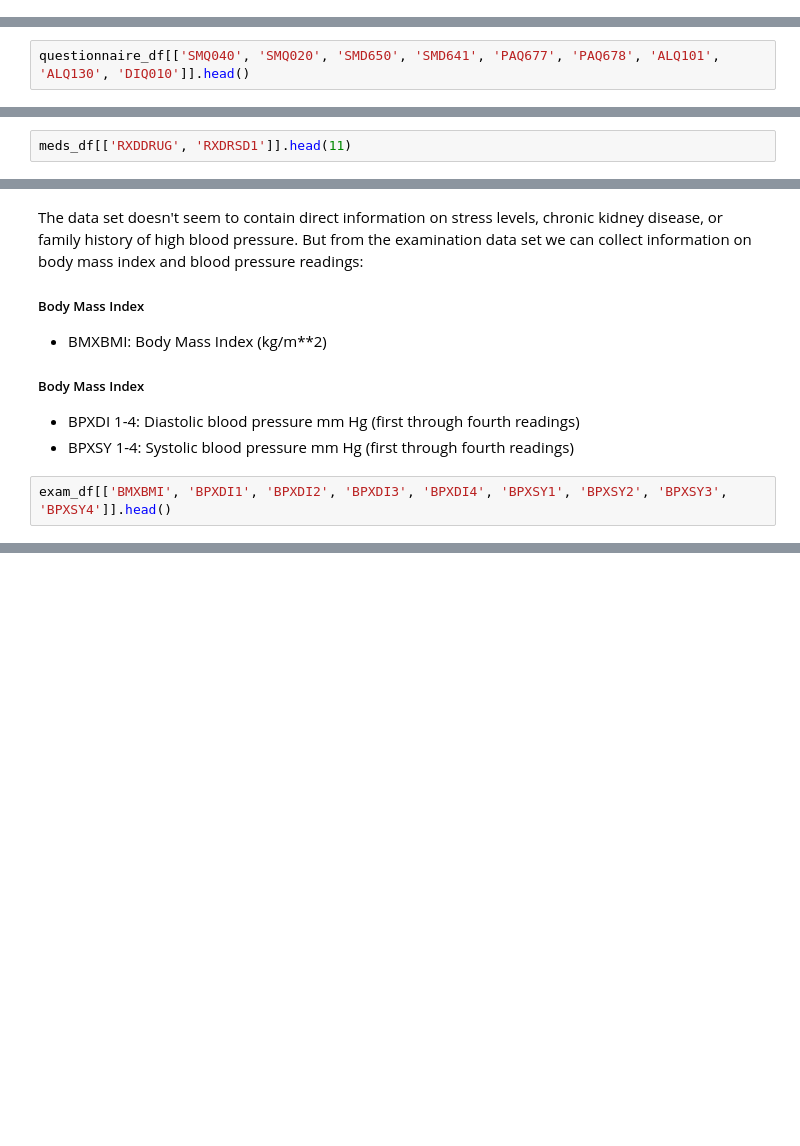
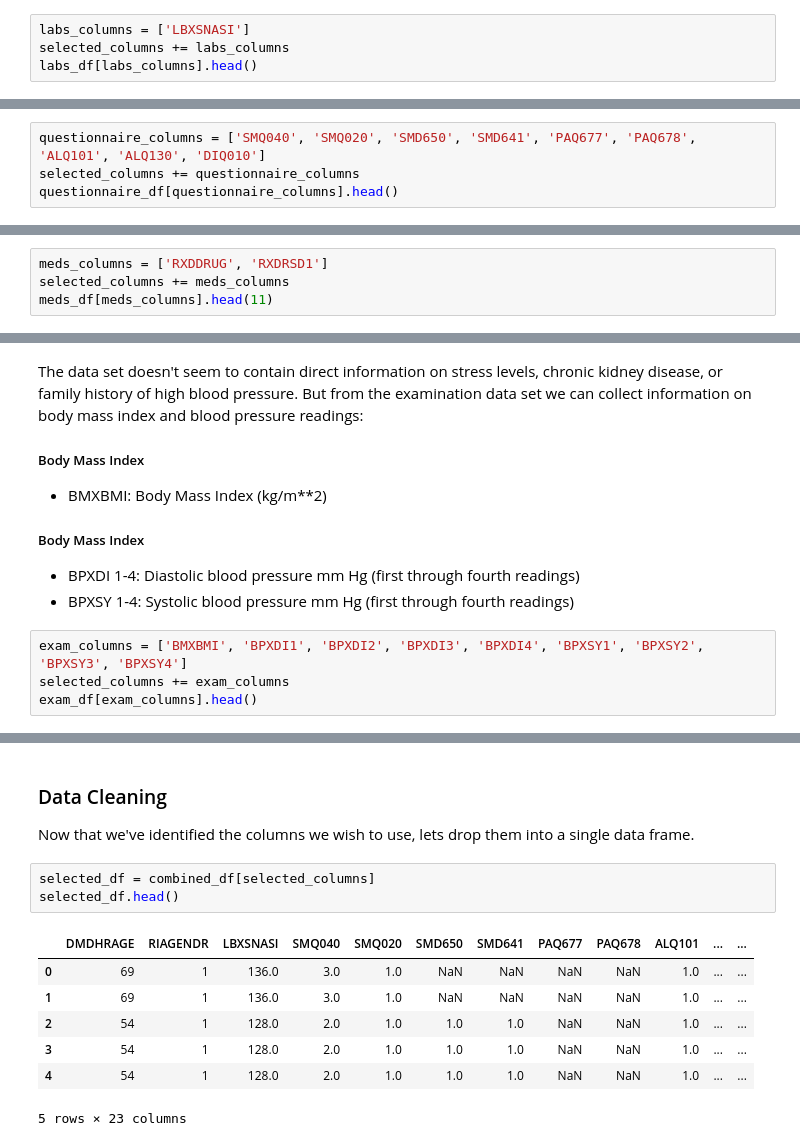
Before and after one commit to mccomackjp/blood-pressure-analysis-and-prediction, a Jupyter notebook: blood_pressure_analysis_and_prediction.ipynb, the cells around one changed output, grey strips where cells are left out. Drawn from its saved outputs; the diff is of its cells as text; blank space fills up the shorter version.

Commit message:
started data cleaning

```diff
--- a/blood_pressure_analysis_and_prediction.ipynb
+++ b/blood_pressure_analysis_and_prediction.ipynb
@@ -63,0 +85,4 @@ labs_df[['LBXSNASI']].head()
+# %%
+labs_columns = ['LBXSNASI']
+selected_columns += labs_columns
+labs_df[labs_columns].head()
@@ -83,4 +115,6 @@ The [questionnaire](https://wwwn.cdc.gov/Nchs/Nhanes/Search/variablelist.aspx?Co
 ##### Diabetes
 * DIQ010: Other than during pregnancy, have you ever been told by a doctor or health professional that you have diabetes or sugar diabetes?
 # %%
-questionnaire_df[['SMQ040', 'SMQ020', 'SMD650', 'SMD641', 'PAQ677', 'PAQ678', 'ALQ101', 'ALQ130', 'DIQ010']].head()
+questionnaire_columns = ['SMQ040', 'SMQ020', 'SMD650', 'SMD641', 'PAQ677', 'PAQ678', 'ALQ101', 'ALQ130', 'DIQ010']
+selected_columns += questionnaire_columns
+questionnaire_df[questionnaire_columns].head()
@@ -87,4 +128,6 @@ questionnaire_df[['SMQ040', 'SMQ020', 'SMD650', 'SMD641', 'PAQ677', 'PAQ678', 'A
 # %% [markdown]
 Examining the medications data set, we can see who is taking medication for blood pressure and/or diabetes.
 # %%
-meds_df[['RXDDRUG', 'RXDRSD1']].head(11)
+meds_columns = ['RXDDRUG', 'RXDRSD1']
+selected_columns += meds_columns
+meds_df[meds_columns].head(11)
@@ -99,4 +155,6 @@ The data set doesn't seem to contain direct information on stress levels, chroni
 * BPXDI 1-4: Diastolic blood pressure mm Hg (first through fourth readings)
 * BPXSY 1-4: Systolic blood pressure mm Hg (first through fourth readings)
 # %%
-exam_df[['BMXBMI', 'BPXDI1', 'BPXDI2', 'BPXDI3', 'BPXDI4', 'BPXSY1', 'BPXSY2', 'BPXSY3', 'BPXSY4']].head()
+exam_columns = ['BMXBMI', 'BPXDI1', 'BPXDI2', 'BPXDI3', 'BPXDI4', 'BPXSY1', 'BPXSY2', 'BPXSY3', 'BPXSY4']
+selected_columns += exam_columns
+exam_df[exam_columns].head()
@@ -102,0 +168,14 @@ exam_df[['BMXBMI', 'BPXDI1', 'BPXDI2', 'BPXDI3', 'BPXDI4', 'BPXSY1', 'BPXSY2', '
+# %% [markdown]
+### Data Cleaning
+Now that we've identified the columns we wish to use, lets drop them into a single data frame.
+# %%
+selected_df = combined_df[selected_columns]
+selected_df.head()
+# %% [output]
+|  | DMDHRAGE | RIAGENDR | LBXSNASI | SMQ040 | SMQ020 | SMD650 | SMD641 | PAQ677 | PAQ678 | ALQ101 | ... | ... |
+| 0 | 69 | 1 | 136.0 | 3.0 | 1.0 | NaN | NaN | NaN | NaN | 1.0 | ... | ... |
+| 1 | 69 | 1 | 136.0 | 3.0 | 1.0 | NaN | NaN | NaN | NaN | 1.0 | ... | ... |
+| 2 | 54 | 1 | 128.0 | 2.0 | 1.0 | 1.0 | 1.0 | NaN | NaN | 1.0 | ... | ... |
+| 3 | 54 | 1 | 128.0 | 2.0 | 1.0 | 1.0 | 1.0 | NaN | NaN | 1.0 | ... | ... |
+| 4 | 54 | 1 | 128.0 | 2.0 | 1.0 | 1.0 | 1.0 | NaN | NaN | 1.0 | ... | ... |
+5 rows × 23 columns
```
Also changed, not shown: parts of 11 cells of this notebook.
